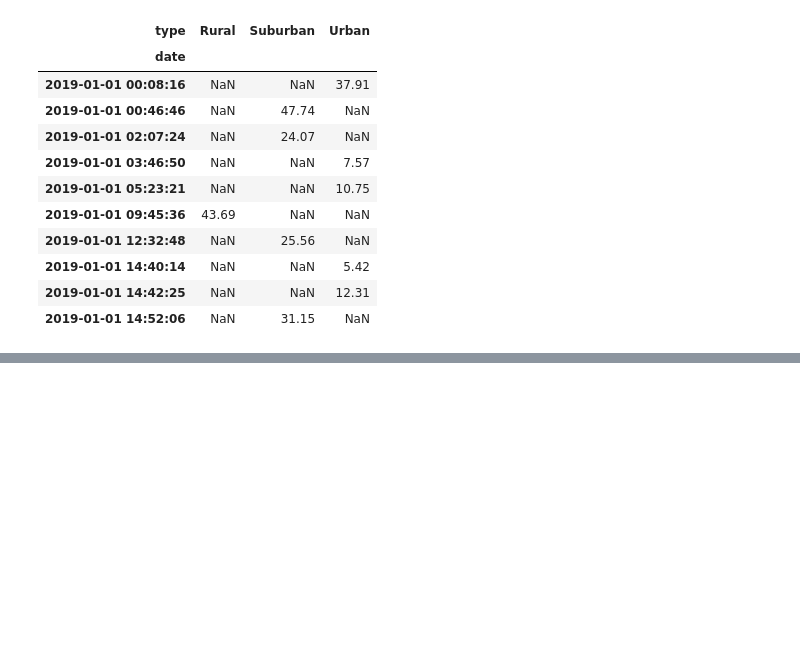
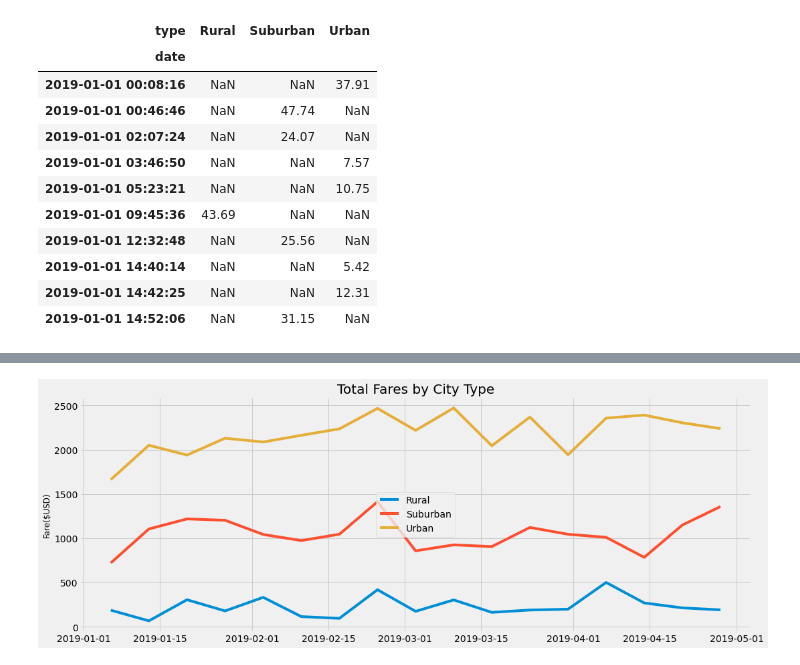
Before and after one commit to vflopez77/PyBer_Analysis, a Jupyter notebook: PyBer_Challenge.ipynb, the cells around one changed output, grey strips where cells are left out. Cells and saved outputs as stored; diff of their text form; code cells hidden in the pictures; blank space fills up the shorter version.

```diff
--- a/PyBer_Challenge.ipynb
+++ b/PyBer_Challenge.ipynb
@@ -167,9 +155,10 @@ pyber_fares_by_date_df.reset_index()
 # %%
 # 11. Create a pivot table with the 'date' as the index, the columns ='type', and values='fare'
 # to get the total fares for each type of city by the date.
-pyber_fares_pivot = pyber_fares_by_date_df.pivot_table(index='date', columns='type', values='fare')
+pyber_fares_pivot = pyber_fares_by_date_df.pivot(index='date', columns='type', values='fare')
 #table = df.pivot(index='Country',columns='Year',values='Value')
 pyber_fares_pivot.head(10)
+#pyber_fares_by_date_df.columns
 # %% [output]
 | type | Rural | Suburban | Urban |
 | date |  |  |  |
@@ -186,2 +179,6 @@ pyber_fares_pivot.head(10)
 # %%
-# 12. Create a new DataFrame from the pivot table DataFrame using loc on the given dates, '2018-01-01':'2018-04-29'.
+# 12. Create a new DataFrame from the pivot table DataFrame using loc on the given dates, '2019-01-01':'2019-04-29'.
+pyber_fares_pivot.index
+good_indices = [x for x in pyber_fares_pivot.index if x >= '2019-01-01' and x <= '2019-04-29']
+pyber_fare_dates_df = pyber_fares_pivot.loc[good_indices]
+pyber_fare_dates_df
@@ -188,5 +200,5 @@ pyber_fares_pivot.head(10)
 # %%
-# 13. Set the "date" index to datetime datatype. This is necessary to use the resample() method in Step 8.
-# df.index = pd.to_datetime(df.index)
+# 13. Set the "date" index to datetime datatype. This is necessary to use the resample() method in Step 15.
+pyber_fare_dates_df.index = pd.to_datetime(pyber_fare_dates_df.index)
 # %%
 # 14. Check that the datatype for the index is datetime using df.info()
@@ -193,2 +217,4 @@ pyber_fares_pivot.head(10)
 # %%
 # 15. Create a new DataFrame using the "resample()" function by week 'W' and get the sum of the fares for each week.
+pyber_fare_week_df = pyber_fare_dates_df.resample('W').sum()
+pyber_fare_week_df
@@ -195,7 +241,31 @@ pyber_fares_pivot.head(10)
 # %%
 # 16. Using the object-oriented interface method, plot the resample DataFrame using the df.plot() function.
-
 # Import the style from Matplotlib.
 from matplotlib import style
+
+fig, ax = plt.subplots(figsize=(16, 6))
+# Create Rural Line Plot
+ax.plot(pyber_fare_week_df['Rural'],
+        label='Rural')
+
+# Create Suburban Line Plot
+ax.plot(pyber_fare_week_df['Suburban'],
+        label='Suburban')
+
+# Create Urban Line Plot
+ax.plot(pyber_fare_week_df['Urban'],
+        label='Urban')
+
+# Incorporate the other graph properties
+ax.set_title("Total Fares by City Type", fontsize=20)
+ax.set_ylabel("Fare($USD)", fontsize=12)
+#ax.plot(pyber_fare_week_df)
+ax.legend(loc='center')
+#ax.plot(pyber_fare_week_df)
+ax.grid(True)
 # Use the graph style fivethirtyeight.
-style.use('fivethirtyeight')
+plt.style.use('fivethirtyeight')
+# Create Line Plot
+plt.show()
+# %% [output]
+[figure, added]
```
Also changed, not shown: parts of 6 cells of this notebook.
